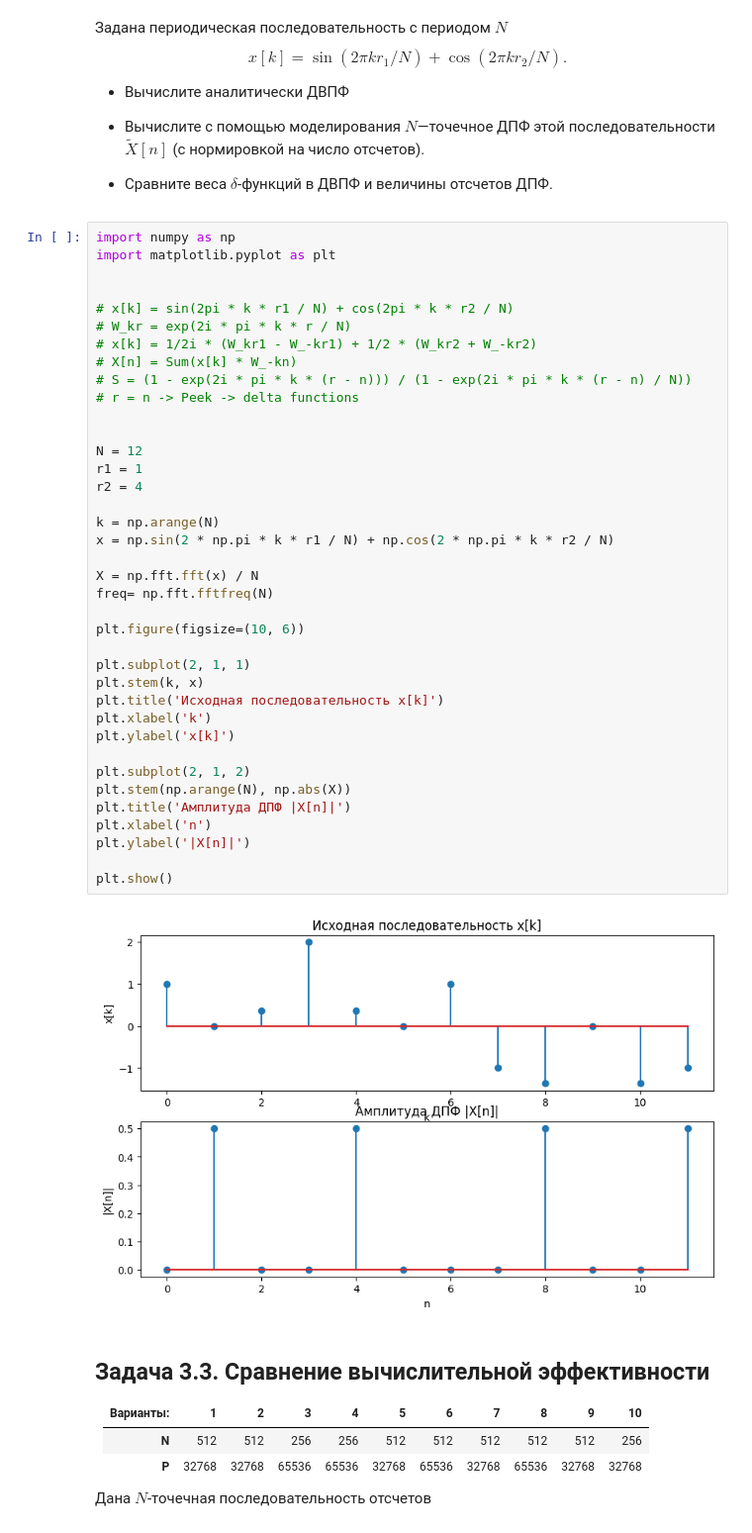
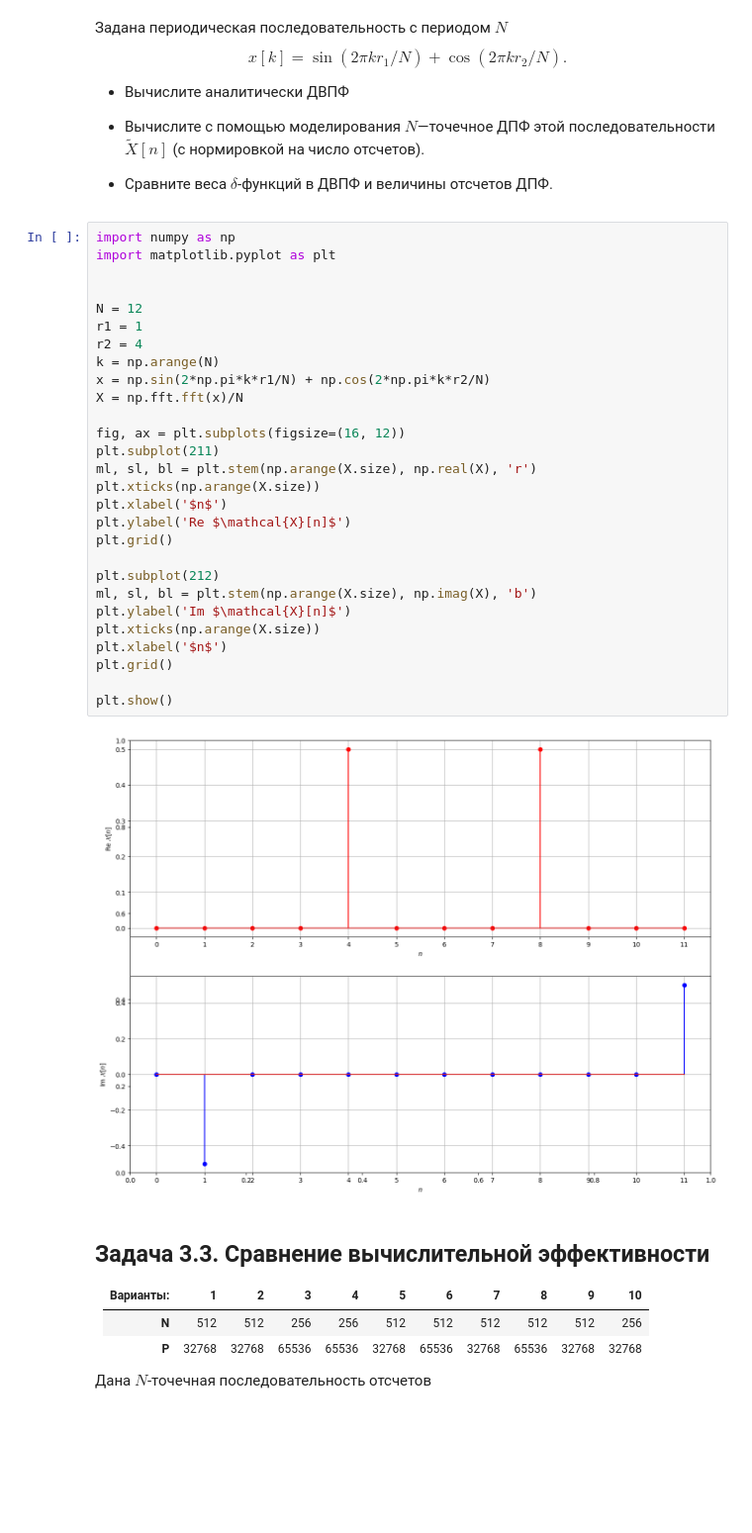
Before and after one commit to dementev-dv/DSP, a Jupyter notebook: Lab1_DFT.ipynb, the cells around one changed output. Shown at 99% size. Cells and saved outputs as stored; diff of their text form; blank space fills up the shorter version.

```diff
--- a/Lab1_DFT.ipynb
+++ b/Lab1_DFT.ipynb
@@ -465,43 +564,33 @@ $$x[k]=\sin(2\pi k r_1/N)+\cos(2\pi k r_2/N).$$
 # %%
 import numpy as np
 import matplotlib.pyplot as plt
 
 
-# x[k] = sin(2pi * k * r1 / N) + cos(2pi * k * r2 / N)
-# W_kr = exp(2i * pi * k * r / N)
-# x[k] = 1/2i * (W_kr1 - W_-kr1) + 1/2 * (W_kr2 + W_-kr2)
-# X[n] = Sum(x[k] * W_-kn)
-# S = (1 - exp(2i * pi * k * (r - n))) / (1 - exp(2i * pi * k * (r - n) / N))
-# r = n -> Peek -> delta functions
-
-
 N = 12
 r1 = 1
 r2 = 4
+k = np.arange(N)
+x = np.sin(2*np.pi*k*r1/N) + np.cos(2*np.pi*k*r2/N)
+X = np.fft.fft(x)/N
 
-k = np.arange(N)
-x = np.sin(2 * np.pi * k * r1 / N) + np.cos(2 * np.pi * k * r2 / N)
+fig, ax = plt.subplots(figsize=(16, 12))
+plt.subplot(211)
+ml, sl, bl = plt.stem(np.arange(X.size), np.real(X), 'r')
+plt.xticks(np.arange(X.size))
+plt.xlabel('$n$')
+plt.ylabel('Re $\mathcal{X}[n]$')
+plt.grid()
 
-X = np.fft.fft(x) / N
-freq= np.fft.fftfreq(N)
-
-plt.figure(figsize=(10, 6))
-
-plt.subplot(2, 1, 1)
-plt.stem(k, x)
-plt.title('Исходная последовательность x[k]')
-plt.xlabel('k')
-plt.ylabel('x[k]')
-
-plt.subplot(2, 1, 2)
-plt.stem(np.arange(N), np.abs(X))
-plt.title('Амплитуда ДПФ |X[n]|')
-plt.xlabel('n')
-plt.ylabel('|X[n]|')
+plt.subplot(212)
+ml, sl, bl = plt.stem(np.arange(X.size), np.imag(X), 'b')
+plt.ylabel('Im $\mathcal{X}[n]$')
+plt.xticks(np.arange(X.size))
+plt.xlabel('$n$')
+plt.grid()
 
 plt.show()
 # %% [output]
-[figure, old version]
+[figure, new version]
 # %% [markdown]
 ## Задача 3.3. Сравнение вычислительной эффективности
 
```
Also changed, not shown: parts of 10 cells of this notebook.
